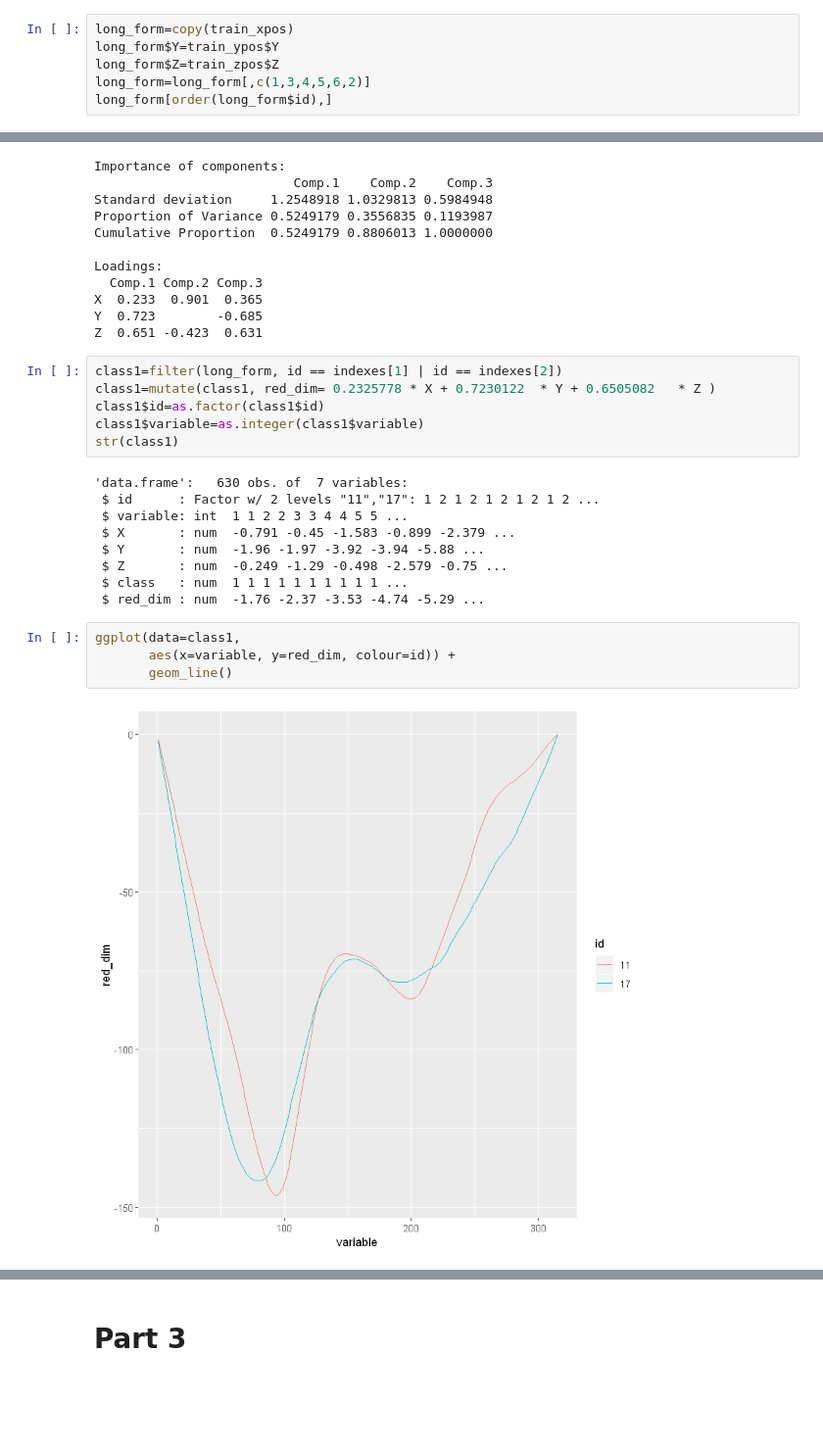
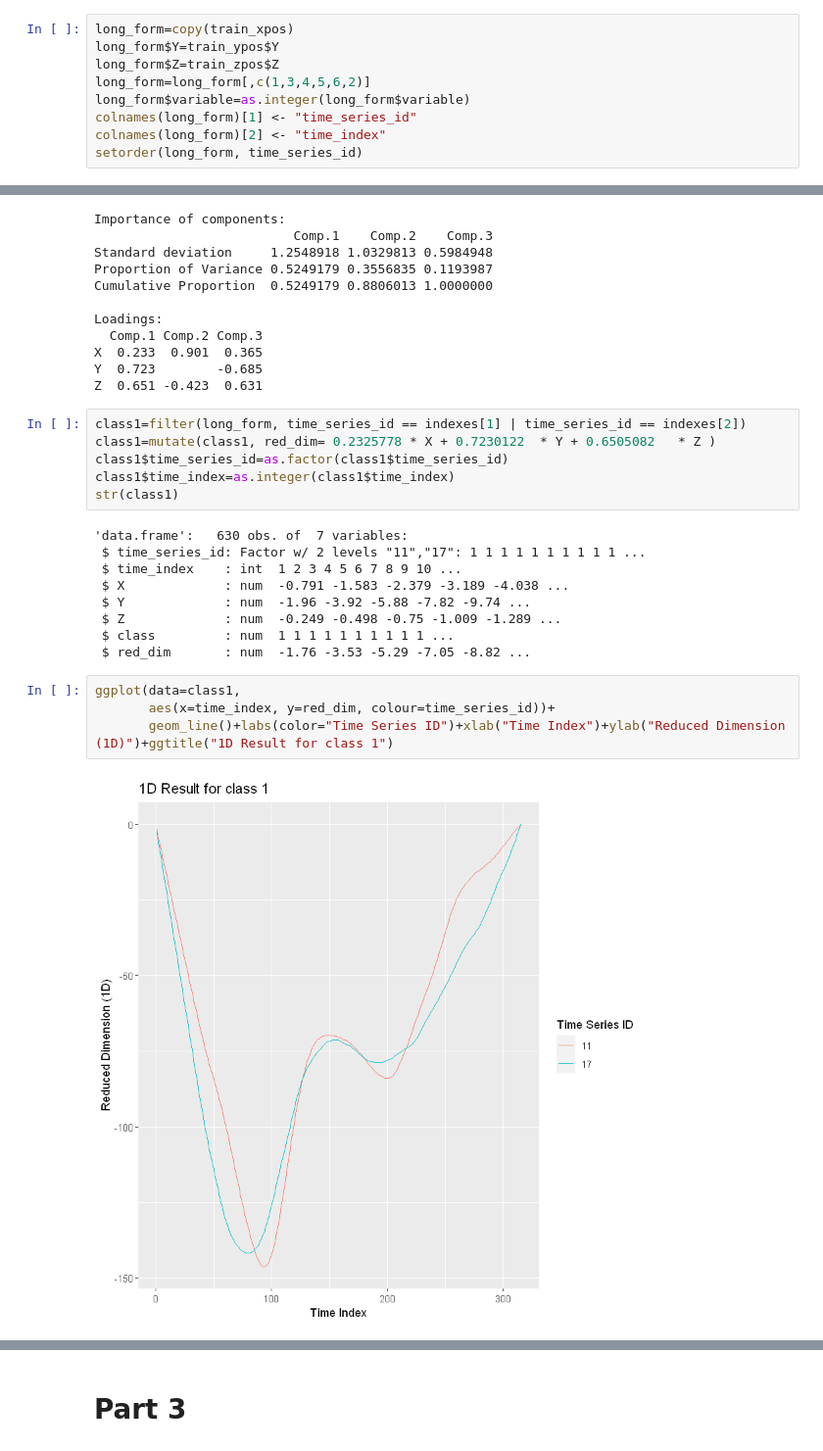
Before and after one commit to BU-IE-582/fall20-mbahadir, a Jupyter notebook: Homework2/Homework_2.ipynb, the cells around one changed output, grey strips where cells are left out. Shown at 98% size. Cells and saved outputs as stored; diff of their text form; blank space fills up the shorter version.

```diff
--- a/Homework2/Homework_2.ipynb
+++ b/Homework2/Homework_2.ipynb
@@ -202,4 +195,7 @@ long_form=copy(train_xpos)
 long_form$Y=train_ypos$Y
 long_form$Z=train_zpos$Z
 long_form=long_form[,c(1,3,4,5,6,2)]
-long_form[order(long_form$id),]
+long_form$variable=as.integer(long_form$variable)
+colnames(long_form)[1] <- "time_series_id"
+colnames(long_form)[2] <- "time_index"
+setorder(long_form, time_series_id)
@@ -255,24 +253,24 @@ X  0.233  0.901  0.365
 Y  0.723        -0.685
 Z  0.651 -0.423  0.631
 # %%
-class1=filter(long_form, id == indexes[1] | id == indexes[2])
+class1=filter(long_form, time_series_id == indexes[1] | time_series_id == indexes[2])
 class1=mutate(class1, red_dim= 0.2325778 * X + 0.7230122  * Y + 0.6505082   * Z )
-class1$id=as.factor(class1$id)
-class1$variable=as.integer(class1$variable)
+class1$time_series_id=as.factor(class1$time_series_id)
+class1$time_index=as.integer(class1$time_index)
 str(class1)
 # %% [output]
 'data.frame':   630 obs. of  7 variables:
- $ id      : Factor w/ 2 levels "11","17": 1 2 1 2 1 2 1 2 1 2 ...
- $ variable: int  1 1 2 2 3 3 4 4 5 5 ...
- $ X       : num  -0.791 -0.45 -1.583 -0.899 -2.379 ...
- $ Y       : num  -1.96 -1.97 -3.92 -3.94 -5.88 ...
- $ Z       : num  -0.249 -1.29 -0.498 -2.579 -0.75 ...
- $ class   : num  1 1 1 1 1 1 1 1 1 1 ...
- $ red_dim : num  -1.76 -2.37 -3.53 -4.74 -5.29 ...
+ $ time_series_id: Factor w/ 2 levels "11","17": 1 1 1 1 1 1 1 1 1 1 ...
+ $ time_index    : int  1 2 3 4 5 6 7 8 9 10 ...
+ $ X             : num  -0.791 -1.583 -2.379 -3.189 -4.038 ...
+ $ Y             : num  -1.96 -3.92 -5.88 -7.82 -9.74 ...
+ $ Z             : num  -0.249 -0.498 -0.75 -1.009 -1.289 ...
+ $ class         : num  1 1 1 1 1 1 1 1 1 1 ...
+ $ red_dim       : num  -1.76 -3.53 -5.29 -7.05 -8.82 ...
 # %%
 ggplot(data=class1,
-       aes(x=variable, y=red_dim, colour=id)) +
-       geom_line()
+       aes(x=time_index, y=red_dim, colour=time_series_id))+
+       geom_line()+labs(color="Time Series ID")+xlab("Time Index")+ylab("Reduced Dimension (1D)")+ggtitle("1D Result for class 1")
 # %% [output]
-[figure, old version]
+[figure, new version]
 # %%
```
Also changed, not shown: parts of 48 cells of this notebook.
